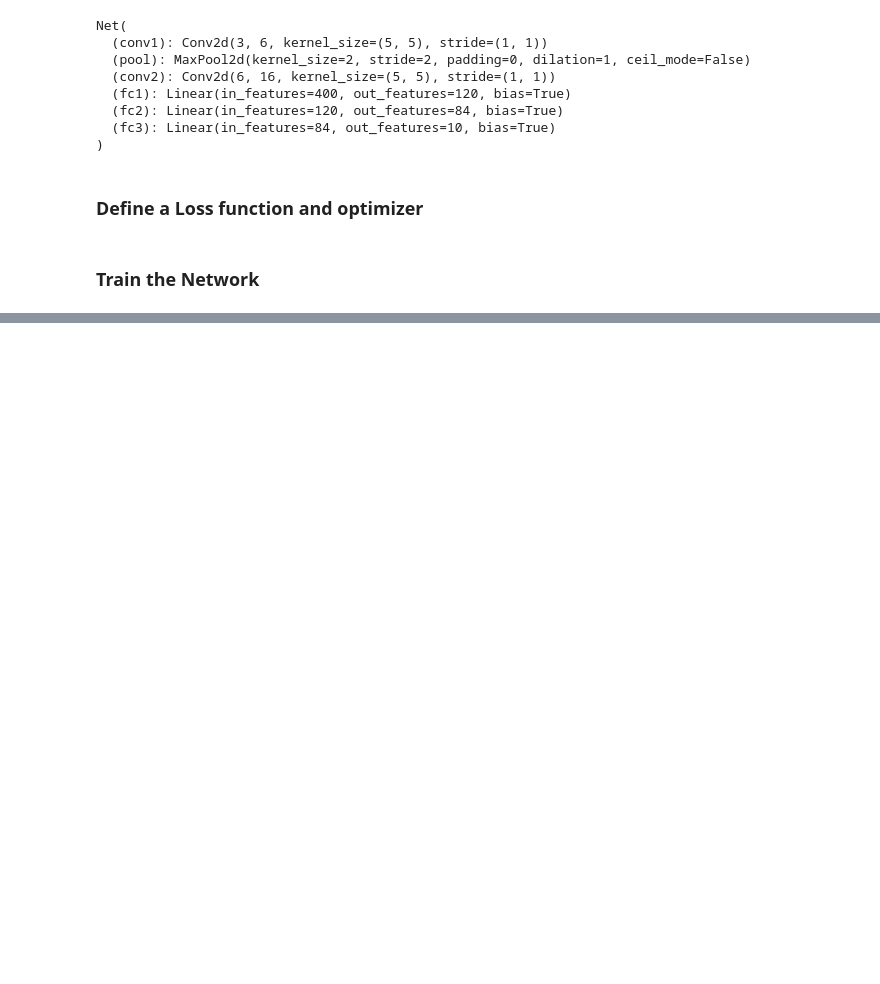
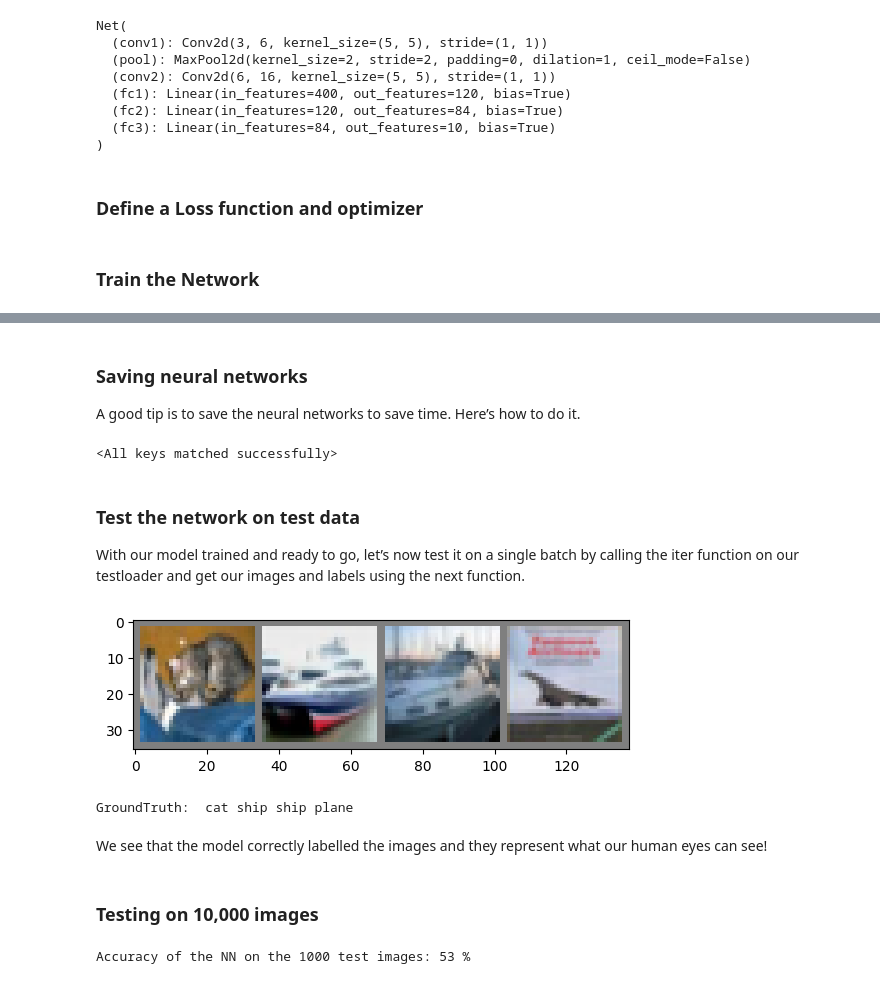
Before and after one commit to anthony95macias/PyTorch_Image_Classifier, a Jupyter notebook: Torch_Img_Classifier.ipynb, the cells around one changed output, grey strips where cells are left out. Drawn from its saved outputs; the diff is of its cells as text; code cells hidden in the pictures; blank space fills up the shorter version.

Commit message:
Finished prediction for Image classification

```diff
--- a/Torch_Img_Classifier.ipynb
+++ b/Torch_Img_Classifier.ipynb
@@ -120,0 +163,47 @@ start = torch.cuda
+# %% [markdown]
+### Saving neural networks
+
+A good tip is to save the neural networks to save time. Here’s how to do it.
+# %%
+# save
+PATH = './cifar_net.pth'
+torch.save(net.state_dict(), PATH)
+# reload
+net = Net()
+net.load_state_dict(torch.load(PATH))
+# %% [output]
+<All keys matched successfully>
+# %% [markdown]
+### Test the network on test data
+
+With our model trained and ready to go, let’s now test it on a single batch by calling the iter function on our testloader and get our images and labels using the next function.
+# %%
+dataiter = iter(testloader)
+images, labels = dataiter.__next__()
+
+# print images
+imshow(torchvision.utils.make_grid(images))
+print('GroundTruth: ', ' '.join('%s' % classes[labels[j]] for j in range(4)))
+# %% [output]
+[figure, added]
+GroundTruth:  cat ship ship plane
+# %% [markdown]
+We see that the model correctly labelled the images and they represent what our human eyes can see!
+# %% [markdown]
+### Testing on 10,000 images
+# %%
+correct = 0
+total = 0
+
+with torch.no_grad():
+  for data in testloader:
+    images, labels = data
+    outputs = net(images)
+    _,predicted = torch.max(outputs.data, 1)
+    total += labels.size(0)
+    correct += (predicted == labels).sum().item()
+
+print("Accuracy of the NN on the 1000 test images: %d %%" % (
+      100 * correct/total))
+# %% [output]
+Accuracy of the NN on the 1000 test images: 53 %
```
Also changed, not shown: parts of 4 cells of this notebook.
